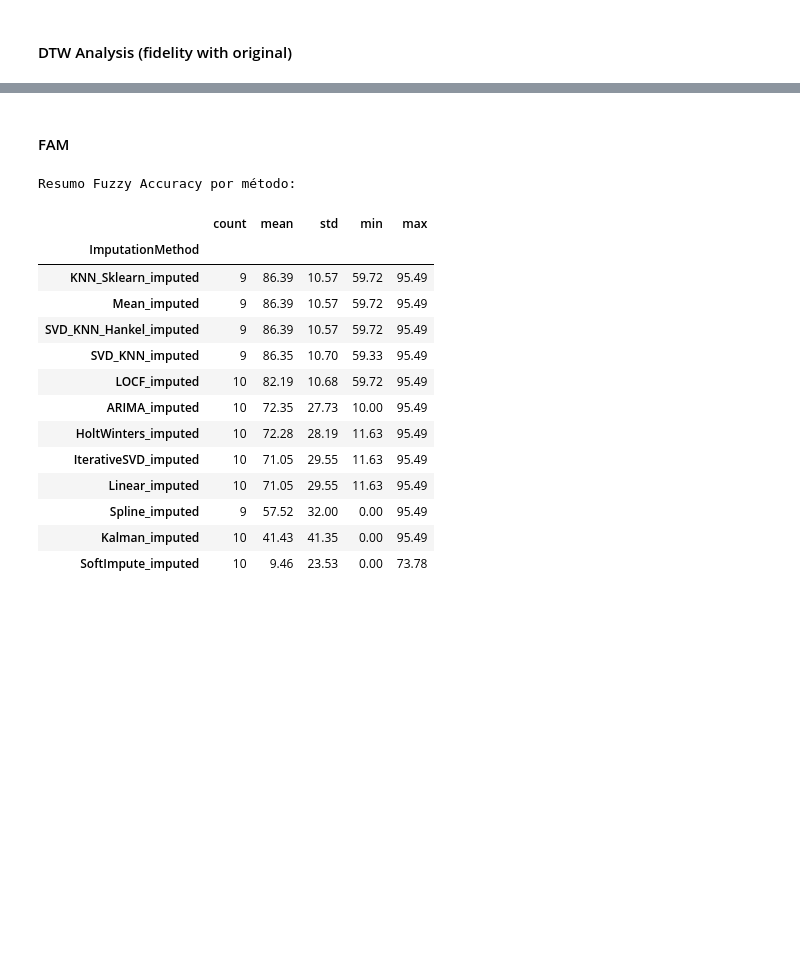
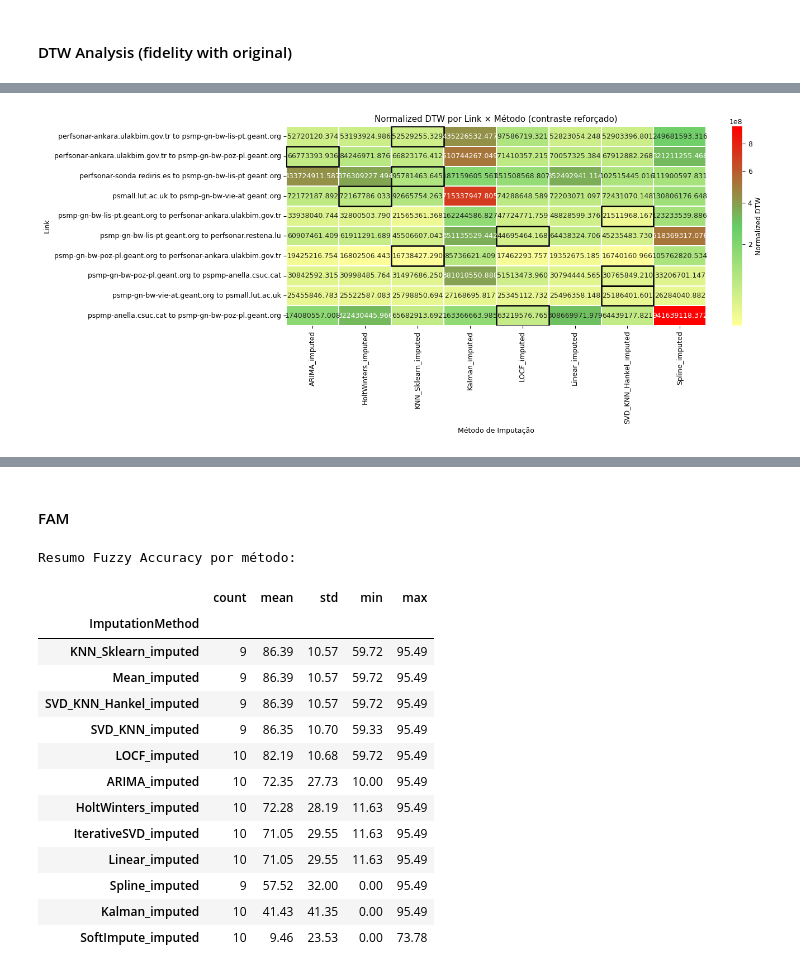
Before and after one commit to clara-mesquita/enhanced-svd, a Jupyter notebook: jisa_experiments/journal_results.ipynb, the cells around one changed output, grey strips where cells are left out. Drawn from its saved outputs; the diff is of its cells as text; code cells hidden in the pictures; blank space fills up the shorter version.

```diff
--- a/jisa_experiments/journal_results.ipynb
+++ b/jisa_experiments/journal_results.ipynb
@@ -2475,0 +2623,92 @@ DTW vs original salvo em dtw_vs_original_gru.png
+# %%
+# ==============================
+# HEATMAP: LINK × MÉTODO com contraste reforçado
+# ==============================
+import numpy as np
+import matplotlib.pyplot as plt
+import seaborn as sns
+from matplotlib.colors import LinearSegmentedColormap, PowerNorm, BoundaryNorm
+
+# ---- Config contraste ----
+EMPHASIS = "power"        # opções: "power" | "quantile" | "row_zscore"
+GAMMA = 0.55              # < 1 expande diferenças em valores baixos (para "power")
+N_BINS = 13               # nº de bins para quantis (para "quantile")
+ANNOTATE = True           # mostrar valores nas células
+FMT = ".3f"               # casas decimais
+CLIP_QUANTILES = (0.01, 0.99)  # clipping global para reduzir outliers extremos
+
+# ---- Colormap amarelo -> verde -> vermelho (vermelho = pior/maior DTW)
+colors = ["#FFFF99", "#66CC66", "#FF0000"]
+custom_cmap = LinearSegmentedColormap.from_list("YellowGreenRed", colors)
+
+# --- base: heatmap_data já criado (link × método) ---
+mat = heatmap_data.copy()
+
+# Clipping global opcional para robustez
+vals = mat.to_numpy().astype(float)
+finite = np.isfinite(vals)
+if finite.any():
+    qlow, qhigh = np.quantile(vals[finite], CLIP_QUANTILES)
+    vals = np.clip(vals, qlow, qhigh)
+    mat = pd.DataFrame(vals, index=mat.index, columns=mat.columns)
+
+# ----- Modos de ênfase -----
+norm = None
+if EMPHASIS == "power":
+    # Expande o contraste em valores pequenos (diferenças ficam mais visíveis)
+    vmin = np.nanmin(mat.to_numpy())
+    vmax = np.nanmax(mat.to_numpy())
+    norm = PowerNorm(gamma=GAMMA, vmin=vmin, vmax=vmax)
+
+elif EMPHASIS == "quantile":
+    # Discretiza por quantis para criar “degraus” de cor bem definidos
+    flat = mat.to_numpy().ravel()
+    flat = flat[np.isfinite(flat)]
+    qs = np.quantile(flat, np.linspace(0, 1, N_BINS + 1))
+    # Evita limites repetidos (caso muitos valores iguais)
+    qs = np.unique(qs)
+    if len(qs) < 3:  # fallback
+        vmin = np.nanmin(mat.to_numpy()); vmax = np.nanmax(mat.to_numpy())
+        norm = PowerNorm(gamma=GAMMA, vmin=vmin, vmax=vmax)
+    else:
+        norm = BoundaryNorm(qs, custom_cmap.N, clip=True)
+
+elif EMPHASIS == "row_zscore":
+    # Enfatiza diferenças RELATIVAS por link (z-score por linha)
+    # bom quando cada link tem escala diferente
+    mat = mat.sub(mat.mean(axis=1), axis=0).div(mat.std(axis=1).replace(0, np.nan), axis=0)
+    # para z-score, use diverging se quiser, mas manteremos a paleta custom
+    vmin = np.nanpercentile(mat.to_numpy(), 1)
+    vmax = np.nanpercentile(mat.to_numpy(), 99)
+    norm = None  # manter linear; clipping já aplicado acima
+    # Observação: aqui "vermelho" = z-score alto (pior que média da linha)
+
+# ----- Plot -----
+plt.figure(figsize=(14, max(6, len(mat) * 0.25)))
+ax = sns.heatmap(
+    mat,
+    annot=False if not ANNOTATE else True,
+    fmt=FMT,
+    cmap=custom_cmap,
+    norm=norm,
+    cbar_kws={"label": "Normalized DTW" if EMPHASIS != "row_zscore" else "Z-score (por link)"},
+    linewidths=0.3
+)
+plt.title("Normalized DTW por Link × Método (contraste reforçado)")
+plt.xlabel("Método de Imputação")
+plt.ylabel("Link")
+plt.tight_layout()
+
+# ----- Destaque do melhor método por link (menor valor em cada linha) -----
+# contorna a célula com menor DTW por linha
+for i, (idx, row) in enumerate(heatmap_data.iterrows()):
+    # usa heatmap_data original para escolher o mínimo "real", independente da transformação de EMPHASIS
+    arr = row.to_numpy(dtype=float)
+    if np.isfinite(arr).any():
+        j = np.nanargmin(arr)
+        ax.add_patch(plt.Rectangle((j, i), 1, 1, fill=False, edgecolor="black", linewidth=1.8))
+
+plt.show()
+# opcional: plt.savefig("heatmap_dtw_link_method_contraste.png", dpi=300, bbox_inches="tight")
+# %% [output]
+[figure, added]
```
Also changed, not shown: parts of 15 cells of this notebook, 23 other files.
